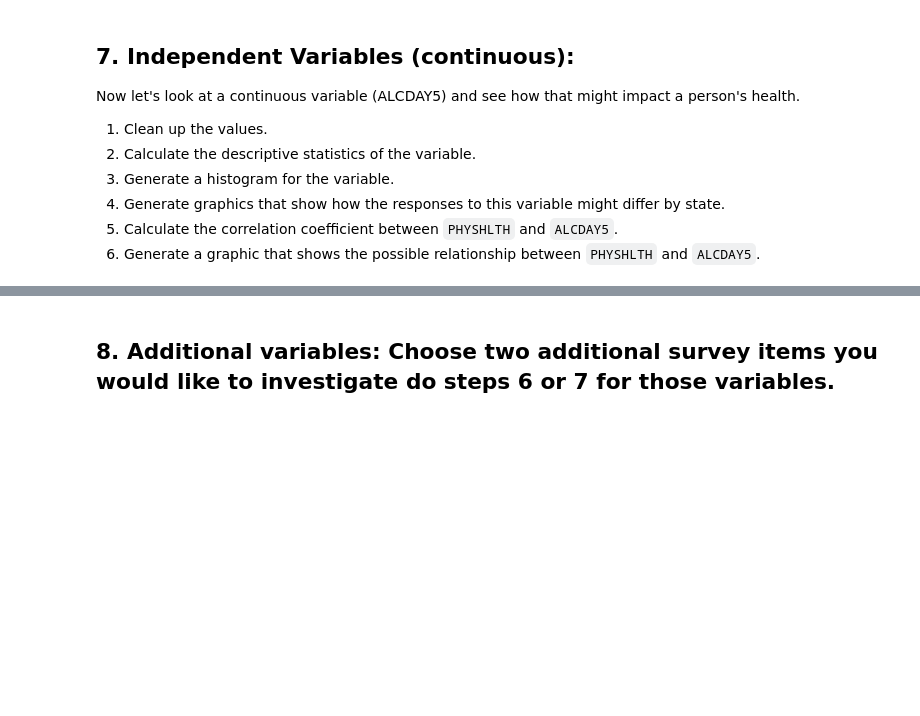
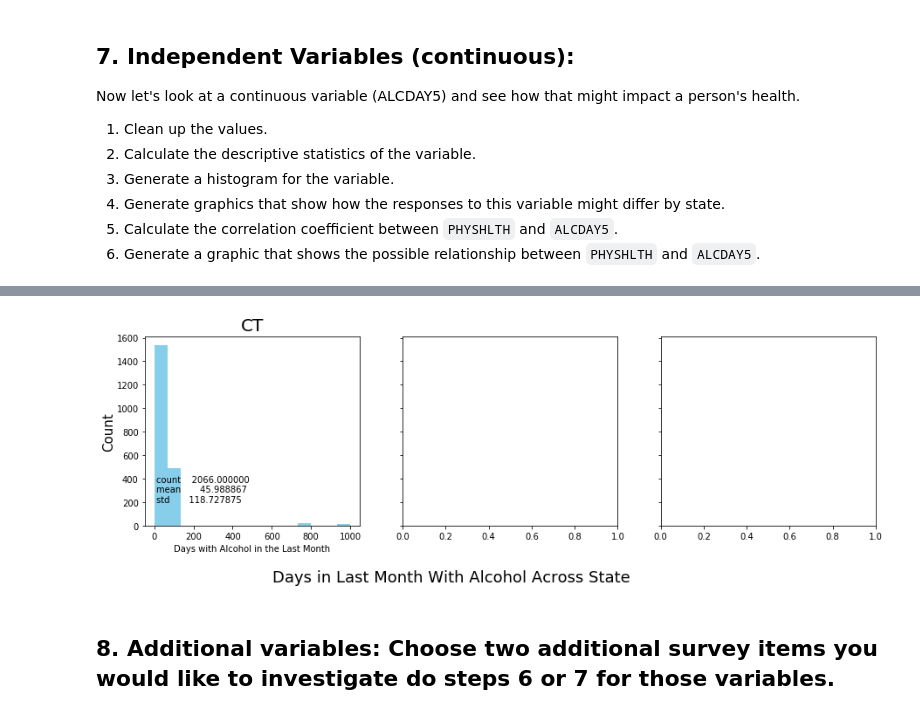
Before and after one commit to bphall/nyc-mhtn-ds-010620-lectures, a Jupyter notebook: week_2/case_study/Data_Exploration_Applied.ipynb, the cells around one changed output, grey strips where cells are left out. Drawn from its saved outputs; the diff is of its cells as text; code cells hidden in the pictures; blank space fills up the shorter version.

```diff
--- a/week_2/case_study/Data_Exploration_Applied.ipynb
+++ b/week_2/case_study/Data_Exploration_Applied.ipynb
@@ -317,3 +343,60 @@ df_alcohol = df_bad
+# %%
+CT = df_bad_health.loc[df['_STATE'] == 9.0, ['PHYSHLTH', '_STATE', 'ALCDAY5']]
+NJ = df_bad_health.loc[df['_STATE'] == 34.0, ['PHYSHLTH', '_STATE', 'ALCDAY5']]
+NY = df_bad_health.loc[df['_STATE'] == 36.0, ['PHYSHLTH', '_STATE', 'ALCDAY5']]
+
+
+df_CT_alcohol = CT.drop(CT.loc[CT['ALCDAY5'] == (888)].index)
+for i in range(101,108):
+    df_CT_alcohol = df_CT_alcohol.drop(df_alcohol.loc[df_alcohol['ALCDAY5'] == i].index)
+df_CT_alcohol = df_CT_alcohol.drop(df_alcohol.loc[df_alcohol['ALCDAY5'] == (777)].index)
+df_CT_alcohol = df_CT_alcohol.drop(df_alcohol.loc[df_alcohol['ALCDAY5'] == (999)].index)
+df_CT_alcohol = df_CT_alcohol.drop(df_alcohol.loc[df_alcohol['ALCDAY5'].isna()].index)
+for i in range(201,231):
+    df_CT_alcohol['ALCDAY5'].replace(to_replace=i, value=i-200, inplace=True)
+
+
+df_NJ_alcohol = NJ.drop(NJ.loc[NJ['ALCDAY5'] == (888)].index)
+for i in range(101,108):
+    df_NJ_alcohol = df_NJ_alcohol.drop(df_alcohol.loc[df_alcohol['ALCDAY5'] == i].index)
+df_NJ_alcohol = df_NJ_alcohol.drop(df_alcohol.loc[df_alcohol['ALCDAY5'] == (777)].index)
+df_NJ_alcohol = df_NJ_alcohol.drop(df_alcohol.loc[df_alcohol['ALCDAY5'] == (999)].index)
+df_NJ_alcohol = df_NJ_alcohol.drop(df_alcohol.loc[df_alcohol['ALCDAY5'].isna()].index)
+for i in range(201,231):
+    df_NJ_alcohol['ALCDAY5'].replace(to_replace=i, value=i-200, inplace=True)
+
+
+df_NY_alcohol = NY.drop(NY.loc[NY['ALCDAY5'] == (888)].index)
+for i in range(101,108):
+    df_NY_alcohol = df_NY_alcohol.drop(df_alcohol.loc[df_alcohol['ALCDAY5'] == i].index)
+df_NY_alcohol = df_NY_alcohol.drop(df_alcohol.loc[df_alcohol['ALCDAY5'] == (777)].index)
+df_NY_alcohol = df_NY_alcohol.drop(df_alcohol.loc[df_alcohol['ALCDAY5'] == (999)].index)
+df_NY_alcohol = df_NY_alcohol.drop(df_alcohol.loc[df_alcohol['ALCDAY5'].isna()].index)
+for i in range(201,231):
+    df_NY_alcohol['ALCDAY5'].replace(to_replace=i, value=i-200, inplace=True)
+
+
+
+fig, ax = plt.subplots(1, 3, figsize = (15,4), sharey=True)
+fig.text(0.08, 0.5, 'Count', va='center', rotation='vertical', fontsize = 15)
+fig.text(0.45, -.1, 'Days in Last Month With Alcohol Across State', ha='center', rotation='horizontal', fontsize = 18)
+
+ax[0].hist(df_CT_alcohol['ALCDAY5'], color='skyblue', bins=15, )
+ax[0].set_title('CT', fontsize=20)
+ax[0].text(10, 200, df_CT_alcohol['ALCDAY5'].describe()[:3].to_string())
+ax[0].set_xlabel('Days with Alcohol in the Last Month')
+# ax[1].hist(some_smoke['PHYSHLTH'], bins=15, color='orange')
+# ax[1].set_title('Some Days', fontsize=20)
+# ax[1].text(10, 90, some_smoke['PHYSHLTH'].describe()[:3].to_string())
+# ax[1].set_xlabel('Number of Sick Days')
+# ax[2].hist(never_smoke['PHYSHLTH'], bins=15, color='darkblue')
+# ax[2].set_title('Never Smoke', fontsize=20)
+# ax[2].text(10, 400, never_smoke['PHYSHLTH'].describe()[:3].to_string())
+# ax[2].set_xlabel('Number of Sick Days')
+
+plt.show()
+# %% [output]
+[figure, added]
 # %% [markdown]
 ## 8. Additional variables: Choose two additional survey items you would like to investigate do steps  6 or 7 for those variables.
 # %%
```
Also changed, not shown: parts of 3 cells of this notebook, 4 other files.
